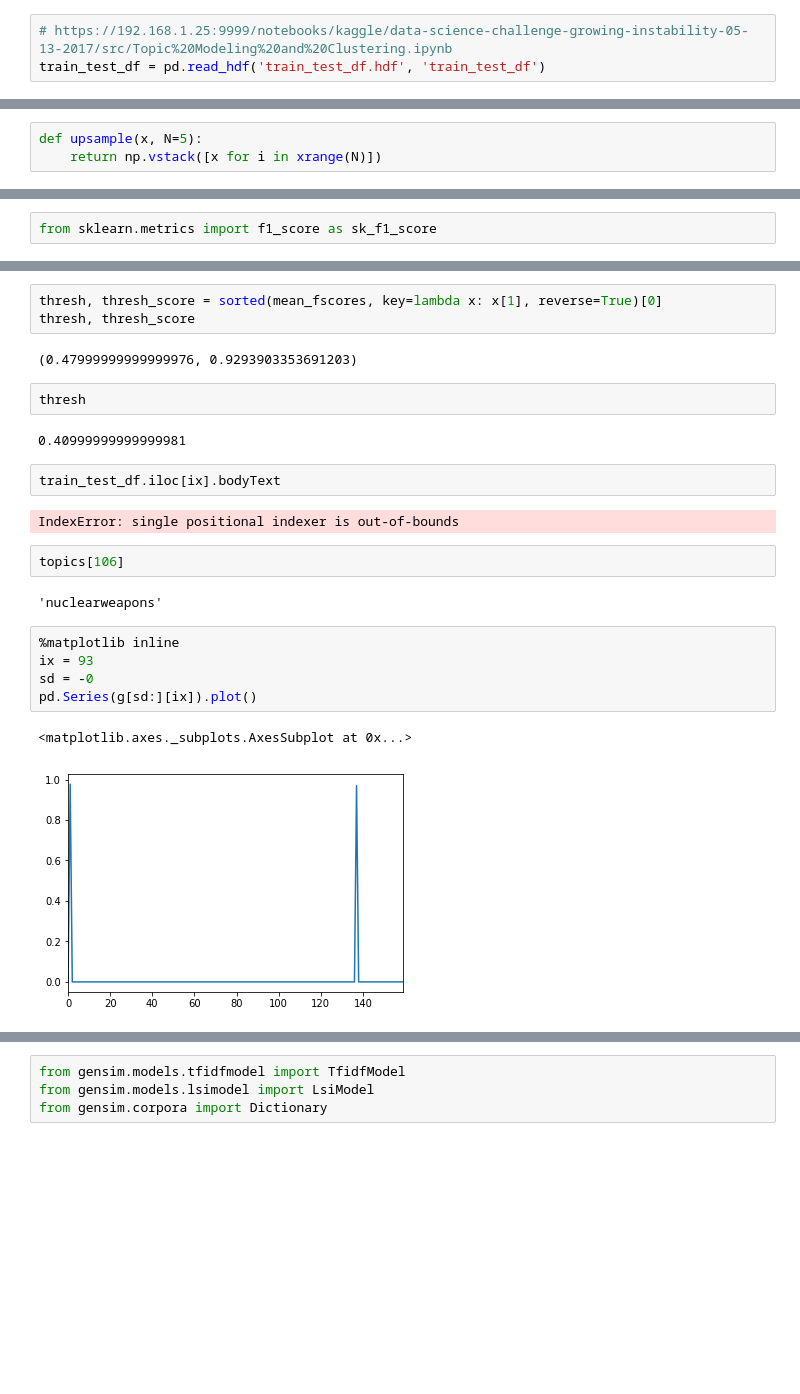
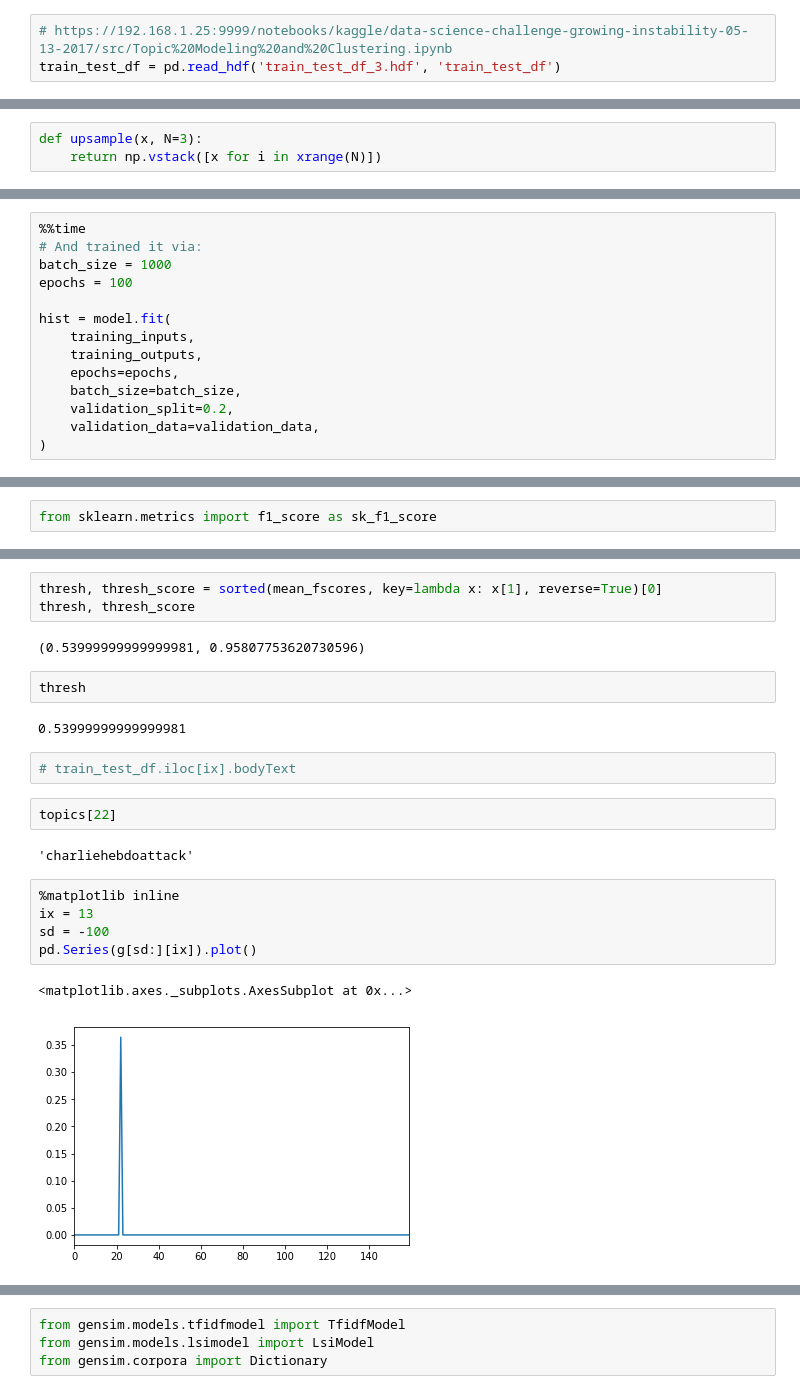
Before and after one commit to avsolatorio/data-science-challenge-growing-instability-05-13-2017, a Jupyter notebook: src/Deep Word2vec + Fasttext + LSI.ipynb, the cells around one changed output, grey strips where cells are left out. Cells and saved outputs as stored; diff of their text form; blank space fills up the shorter version.

```diff
--- a/src/Deep Word2vec + Fasttext + LSI.ipynb
+++ b/src/Deep Word2vec + Fasttext + LSI.ipynb
@@ -34,6 +34,6 @@ Wall time: 17 s
 # %%
 # https://192.168.1.25:9999/notebooks/kaggle/data-science-challenge-growing-instability-05-13-2017/src/Topic%20Modeling%20and%20Clustering.ipynb
-train_test_df = pd.read_hdf('train_test_df.hdf', 'train_test_df')
+train_test_df = pd.read_hdf('train_test_df_3.hdf', 'train_test_df')
 # %%
 def transform_topics(df, topics):
     topics = sorted(topics)
@@ -211,7 +211,7 @@ train_test_x_train, train_test_wv_train, train_test_fs_train, train_test_tfidf_w
 )
 # ---------------------------------
 # %%
-def upsample(x, N=5):
+def upsample(x, N=3):
     return np.vstack([x for i in xrange(N)])
 # %%
 x_train = np.vstack([x_train, upsample(train_test_x_train)])
@@ -450,3 +472,17 @@ validation_data=(
         'main_output': y_val,
     }
 )
+# %%
+%%time
+# And trained it via:
+batch_size = 1000
+epochs = 100
+
+hist = model.fit(
+    training_inputs,
+    training_outputs,
+    epochs=epochs,
+    batch_size=batch_size,
+    validation_split=0.2,
+    validation_data=validation_data,
+)
@@ -625,27 +679,25 @@ Wall time: 22 s
 thresh, thresh_score = sorted(mean_fscores, key=lambda x: x[1], reverse=True)[0]
 thresh, thresh_score
 # %% [output]
-(0.47999999999999976, 0.9293903353691203)
+(0.53999999999999981, 0.95807753620730596)
 # %%
 thresh
 # %% [output]
-0.40999999999999981
+0.53999999999999981
 # %%
-train_test_df.iloc[ix].bodyText
+# train_test_df.iloc[ix].bodyText
-# %% [output]
-IndexError: single positional indexer is out-of-bounds
 # %%
-topics[106]
+topics[22]
 # %% [output]
-'nuclearweapons'
+'charliehebdoattack'
 # %%
 %matplotlib inline
-ix = 93
-sd = -0
+ix = 13
+sd = -100
 pd.Series(g[sd:][ix]).plot()
 # %% [output]
 <matplotlib.axes._subplots.AxesSubplot at 0x...>
-[figure, old version]
+[figure, new version]
 # %%
 # thresh = 0.5
 np.where(y_train[sd:][ix] == 1), np.where(g[sd:][ix] > thresh)
```
Also changed, not shown: parts of 26 cells of this notebook.
